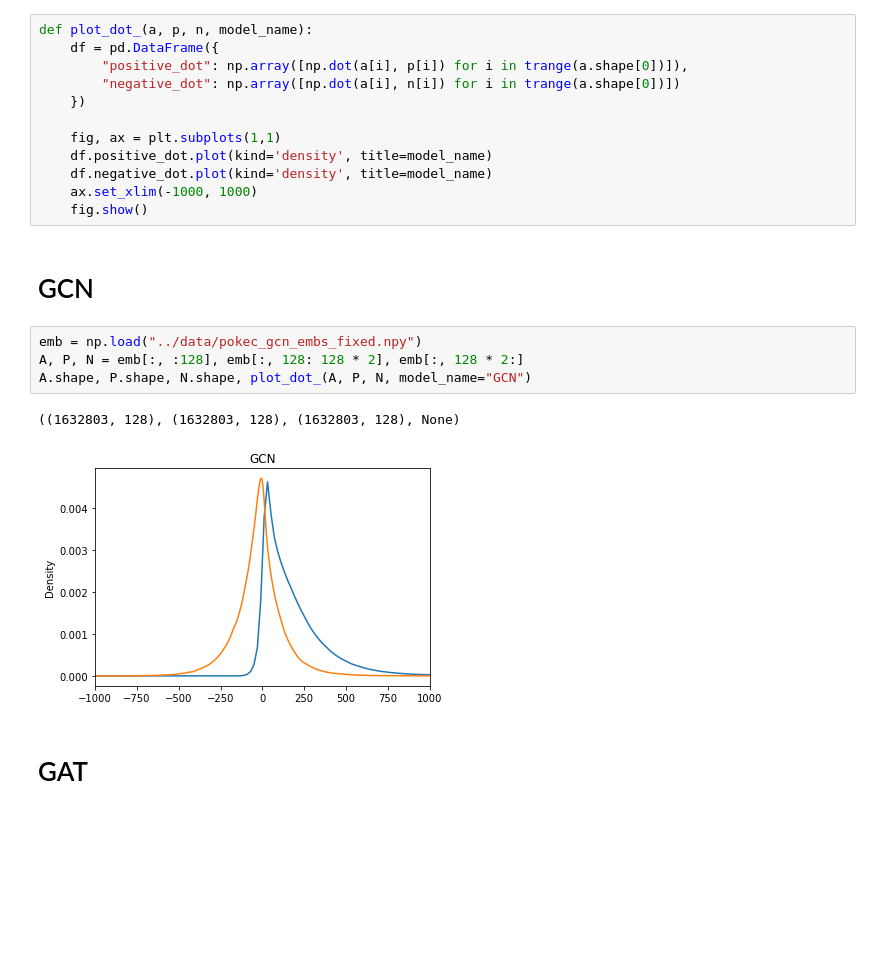
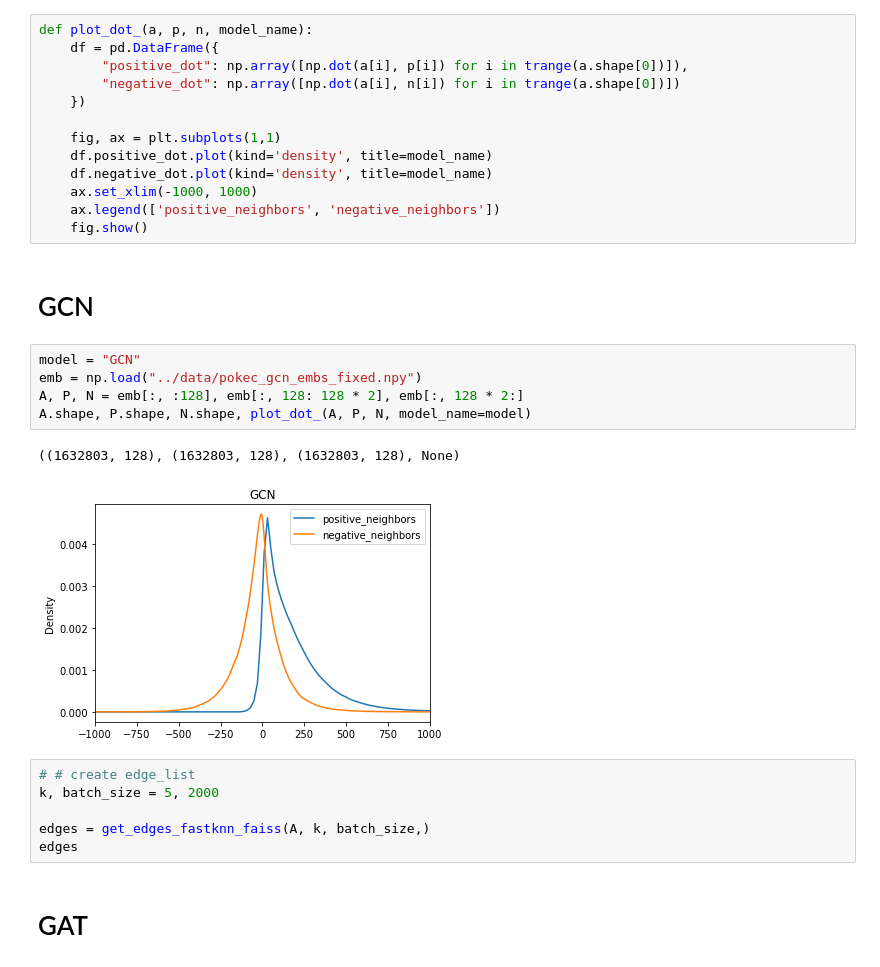
Before and after one commit to thunderock/residual2vec_, a Jupyter notebook: notebooks/scoring_big_dataset.ipynb, the cells around one changed output. Drawn from its saved outputs; the diff is of its cells as text; blank space fills up the shorter version.

```diff
--- a/notebooks/scoring_big_dataset.ipynb
+++ b/notebooks/scoring_big_dataset.ipynb
@@ -47,16 +48,24 @@ def plot_dot_(a, p, n, model_name):
     df.positive_dot.plot(kind='density', title=model_name)
     df.negative_dot.plot(kind='density', title=model_name)
     ax.set_xlim(-1000, 1000)
+    ax.legend(['positive_neighbors', 'negative_neighbors'])
     fig.show()
 # %% [markdown]
 # GCN
 # %%
+model = "GCN"
 emb = np.load("../data/pokec_gcn_embs_fixed.npy")
 A, P, N = emb[:, :128], emb[:, 128: 128 * 2], emb[:, 128 * 2:]
-A.shape, P.shape, N.shape, plot_dot_(A, P, N, model_name="GCN")
+A.shape, P.shape, N.shape, plot_dot_(A, P, N, model_name=model)
 # %% [output]
 ((1632803, 128), (1632803, 128), (1632803, 128), None)
-[figure, old version]
+[figure, new version]
+# %%
+# # create edge_list
+k, batch_size = 5, 2000
+
+edges = get_edges_fastknn_faiss(A, k, batch_size,)
+edges
 # %% [markdown]
 # GAT
 # %%
```
Also changed, not shown: parts of 11 cells of this notebook, 4 other files.
